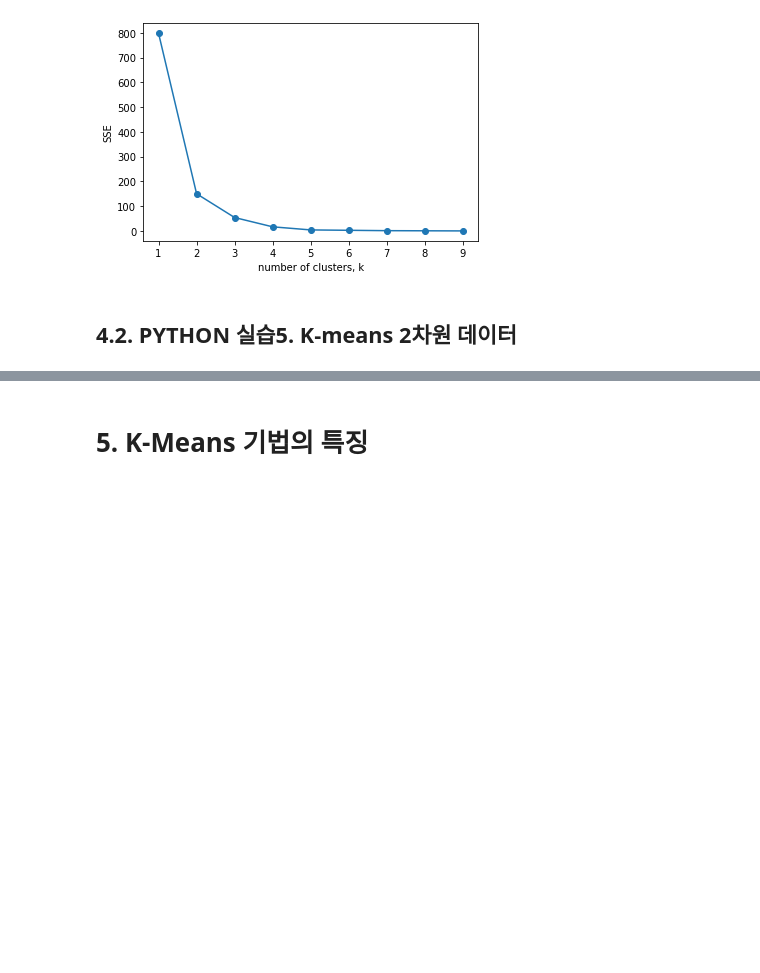
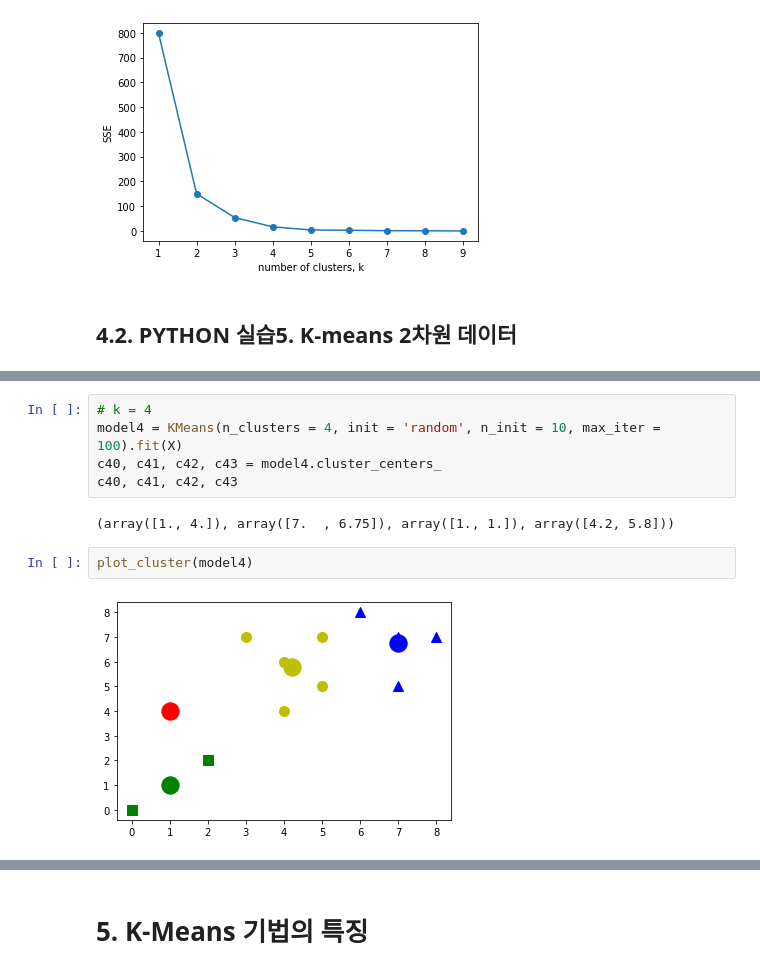
Before and after one commit to seareale/2020-dataCampus-yonsei, a Jupyter notebook: Clustering/군집분석.ipynb, the cells around one changed output, grey strips where cells are left out. Saved outputs shown, nothing was run; the diff lists cells and outputs as text; blank space fills up the shorter version.

```diff
--- a/Clustering/군집분석.ipynb
+++ b/Clustering/군집분석.ipynb
@@ -672,0 +716,11 @@ plt.show()
+# %%
+# k = 4
+model4 = KMeans(n_clusters = 4, init = 'random', n_init = 10, max_iter = 100).fit(X)
+c40, c41, c42, c43 = model4.cluster_centers_
+c40, c41, c42, c43
+# %% [output]
+(array([1., 4.]), array([7.  , 6.75]), array([1., 1.]), array([4.2, 5.8]))
+# %%
+plot_cluster(model4)
+# %% [output]
+[figure, added]
```
Also changed, not shown: parts of 22 cells of this notebook, 10 other files.
